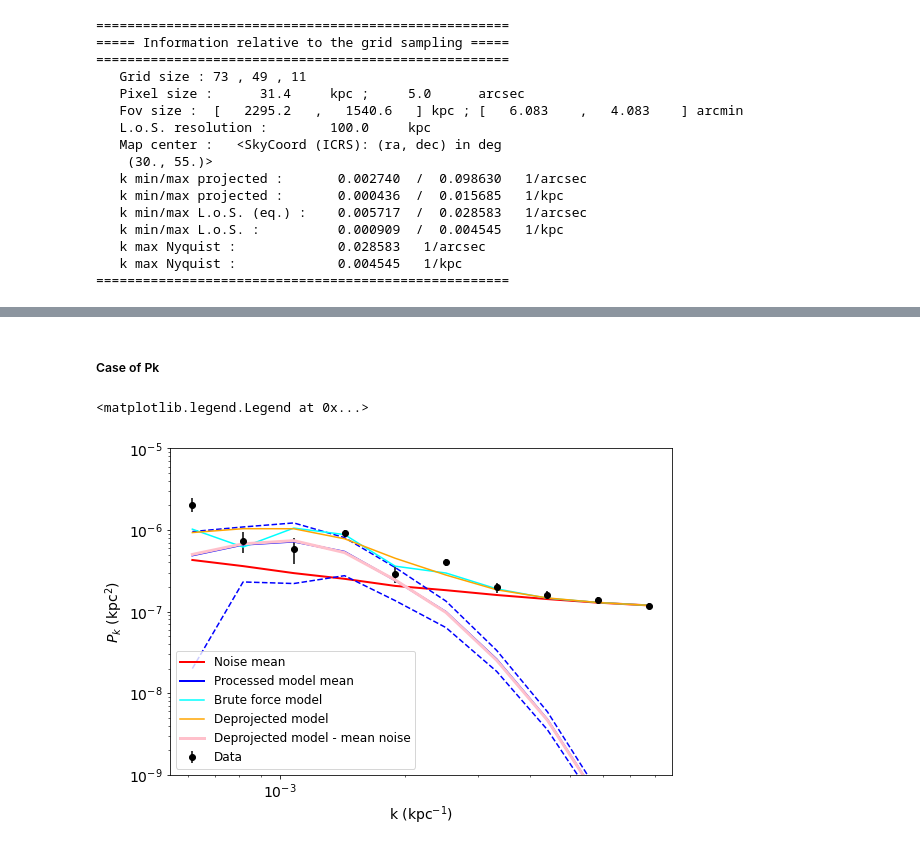
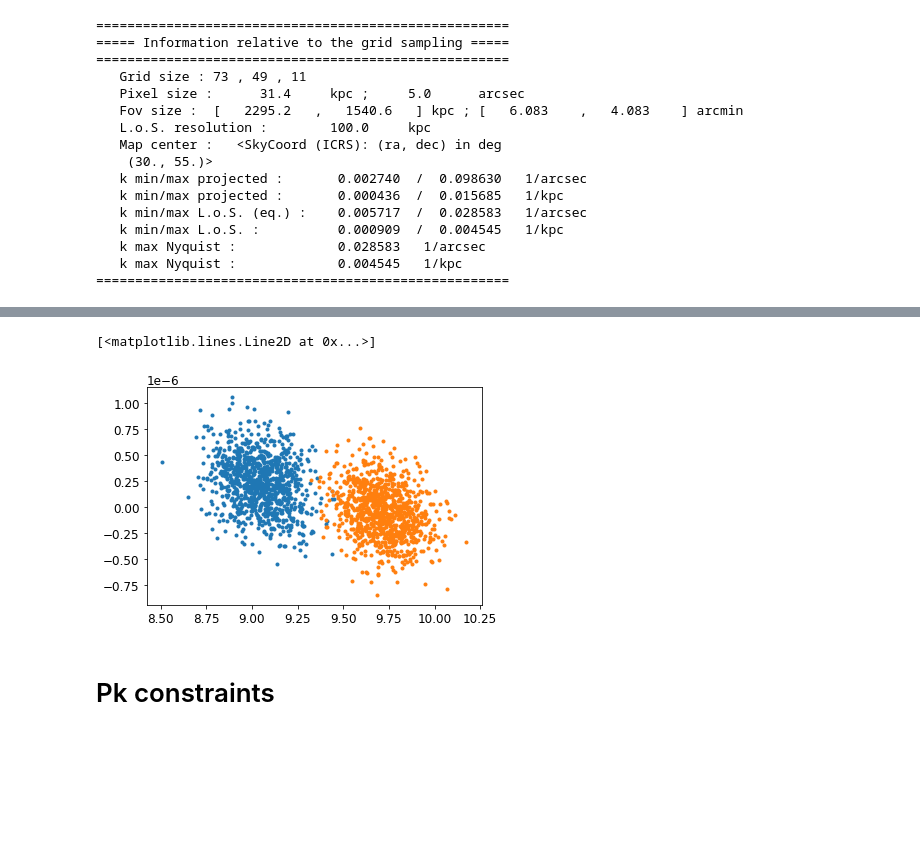
Before and after one commit to remi-adam/pitszi, a Jupyter notebook: notebook/pitszi_dev_inference_with_2_datasets_using_cross_spectra.ipynb, the cells around one changed output, grey strips where cells are left out. Cells and saved outputs as stored; diff of their text form; code cells hidden in the pictures; blank space fills up the shorter version.

```diff
--- a/notebook/pitszi_dev_inference_with_2_datasets_using_cross_spectra.ipynb
+++ b/notebook/pitszi_dev_inference_with_2_datasets_using_cross_spectra.ipynb
@@ -298,0 +216,27 @@ plt.ylabel('Dec. (deg)')
+# %%
+RadInf1 = pitszi.InferenceRadial(data1, model,
+                                 method_use_covmat=method_use_covmat,method_parallel=method_parallel,
+                                 mcmc_nwalkers=nwalkers,mcmc_nsteps=nsteps,mcmc_burnin=burnin,
+                                 mcmc_reset=mcmc_reset,mcmc_run=mcmc_run,
+                                 mcmc_Nresamp=mcmc_Nresamp,
+                                 output_dir=output_dir, silent=True)
+RadInf2 = pitszi.InferenceRadial(data2, model,
+                                 method_use_covmat=method_use_covmat,method_parallel=method_parallel,
+                                 mcmc_nwalkers=nwalkers,mcmc_nsteps=nsteps,mcmc_burnin=burnin,
+                                 mcmc_reset=mcmc_reset,mcmc_run=mcmc_run,
+                                 mcmc_Nresamp=mcmc_Nresamp,
+                                 output_dir=output_dir, silent=True)
+# %%
+fitpar_prof = {
+    #'P_0': {'guess':[0.02, 0.001], 'unit': u.keV*u.cm**-3, 'limit':[0, np.inf]},
+    #'r_p': {'guess':[1000, 1000], 'unit': u.kpc, 'limit':[0, np.inf]},
+    #'a': {'guess':[1, 0.5], 'unit': None, 'limit':[0, 10]},
+    #'b': {'guess':[5, 0.5], 'unit': None, 'limit':[0, 10]},
+    #'c': {'guess':[0.5, 0.5], 'unit': None, 'limit':[-1, 3]},
+    'M500':{'guess':[10,1], 'unit':1e14*u.Msun, 'limit':[1, 100], 'P_ref':'A10MD'},
+    #'min_to_maj_axis_ratio':{'guess':[1,0.1], 'unit':None, 'limit':[0,1]},
+    #'angle':{'guess':[0,90], 'unit':u.deg, 'limit':[-90,90]},
+    #'RA': {'guess':[RA.to_value('arcmin'), 1], 'unit': u.arcmin, 'limit':[RA.to_value('arcmin')-1, RA.to_value('arcmin')+1]},
+    #'Dec': {'guess':[Dec.to_value('arcmin'), 1], 'unit': u.arcmin, 'limit':[Dec.to_value('arcmin')-1, Dec.to_value('arcmin')+1]},
+    'ZL':{'guess':[0,1e-5],'unit':None},
+              }
@@ -298,0 +245,2 @@ plt.ylabel('Dec. (deg)')
+# %%
+Pname, Popt1, Pcov1 = RadInf1.run_curvefit_profile(fitpar_prof, show_fit_result=True, set_bestfit=True)
@@ -298,0 +256,2 @@ plt.ylabel('Dec. (deg)')
+# %%
+Pname, Popt2, Pcov2 = RadInf2.run_curvefit_profile(fitpar_prof, show_fit_result=True, set_bestfit=True)
@@ -299,2 +267,16 @@ plt.ylabel('Dec. (deg)')
+# %%
+Nsample = 1000
+par_chains1 = np.zeros((Nsample, len(fitpar_prof)))
+par_chains2 = np.zeros((Nsample, len(fitpar_prof)))
+
+for isamp in range(Nsample):
+    par_chains1[isamp,:] = np.random.multivariate_normal(Popt1, Pcov1)
+    par_chains2[isamp,:] = np.random.multivariate_normal(Popt2, Pcov2)
+
+plt.plot(par_chains1[:,0], par_chains1[:,1], marker='.', ls='')
+plt.plot(par_chains2[:,0], par_chains2[:,1], marker='.', ls='')
+# %% [output]
+[<matplotlib.lines.Line2D at 0x...>]
+[figure, added]
 # %% [markdown]
-##### Case of Pk
+# Pk constraints
@@ -314,23 +282,0 @@ k2d, pk2d_test_moddeproj = inference.get_pk2d_model_proj(physical=phys)
-# %%
-plt.rcParams.update({'font.size': 14})
-fig = plt.figure(0, figsize=(9, 6))
-
-plt.errorbar(k2d.to_value(unit+'-1'), pk2d_data.to_value(unit+'2'),
-             np.diag(pk2d_noisecovmat.to_value(unit+'4'))**0.5, marker='o', ls='', color='k', label='Data')
-plt.plot(k2d.to_value(unit+'-1'), pk2d_noise.to_value(unit+'2'), color='red', lw=2, label='Noise mean')
-plt.plot(k2d.to_value(unit+'-1'), pk2d_modref.to_value(unit+'2'), color='blue', lw=2, label='Processed model mean')
-plt.plot(k2d.to_value(unit+'-1'), pk2d_modref.to_value(unit+'2') + np.diag(pk2d_modcovmat.to_value(unit+'4'))**0.5, color='blue', ls='--')
-plt.plot(k2d.to_value(unit+'-1'), pk2d_modref.to_value(unit+'2') - np.diag(pk2d_modcovmat.to_value(unit+'4'))**0.5, color='blue', ls='--')
-plt.plot(k2d.to_value(unit+'-1'), pk2d_test_modbrute.to_value(unit+'2'), color='cyan', label='Brute force model')
-plt.plot(k2d.to_value(unit+'-1'), pk2d_test_moddeproj.to_value(unit+'2'), color='orange', label='Deprojected model')
-plt.plot(k2d.to_value(unit+'-1'), (pk2d_test_moddeproj-pk2d_noise).to_value(unit+'2'), color='pink', lw=3, label='Deprojected model - mean noise')
-plt.xscale('log')
-plt.yscale('log')
-plt.ylim(np.amax(pk2d_data.to_value(unit+'2'))*5e-3, np.amax(pk2d_data.to_value(unit+'2'))*1.5)
-plt.ylim(1e-9,1e-5)
-plt.xlabel('k ('+unit+'$^{-1}$)')
-plt.ylabel(r'$P_k$ ('+unit+'$^{2}$)')
-plt.legend(fontsize=12)
-# %% [output]
-<matplotlib.legend.Legend at 0x...>
-[figure, removed]
```
Also changed, not shown: parts of 32 cells of this notebook, 6 other files.
